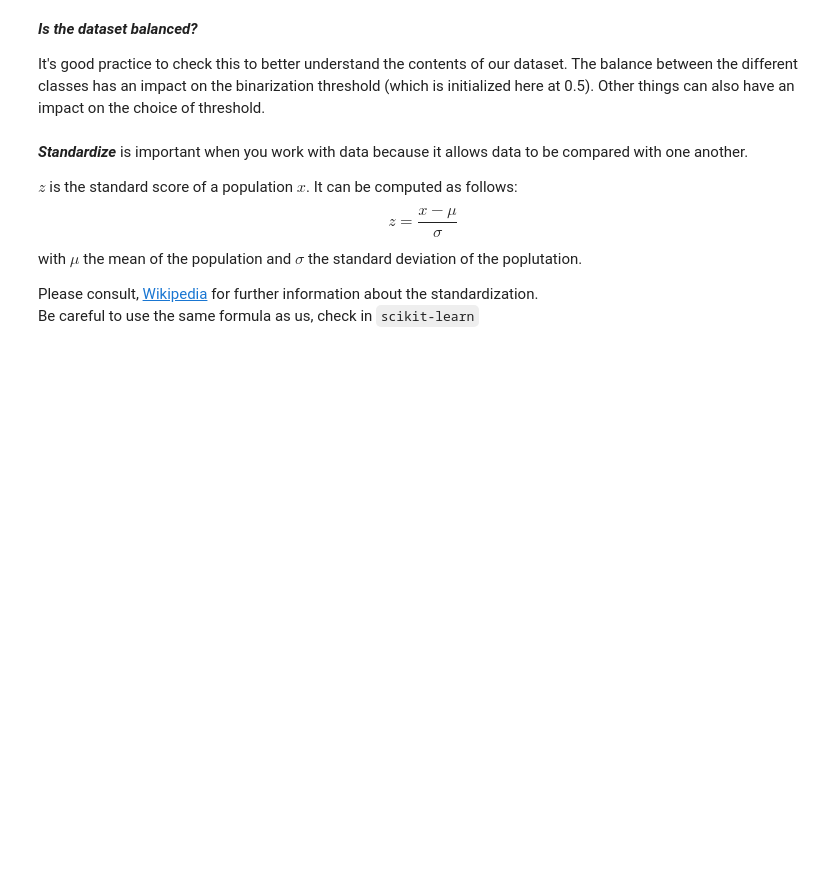
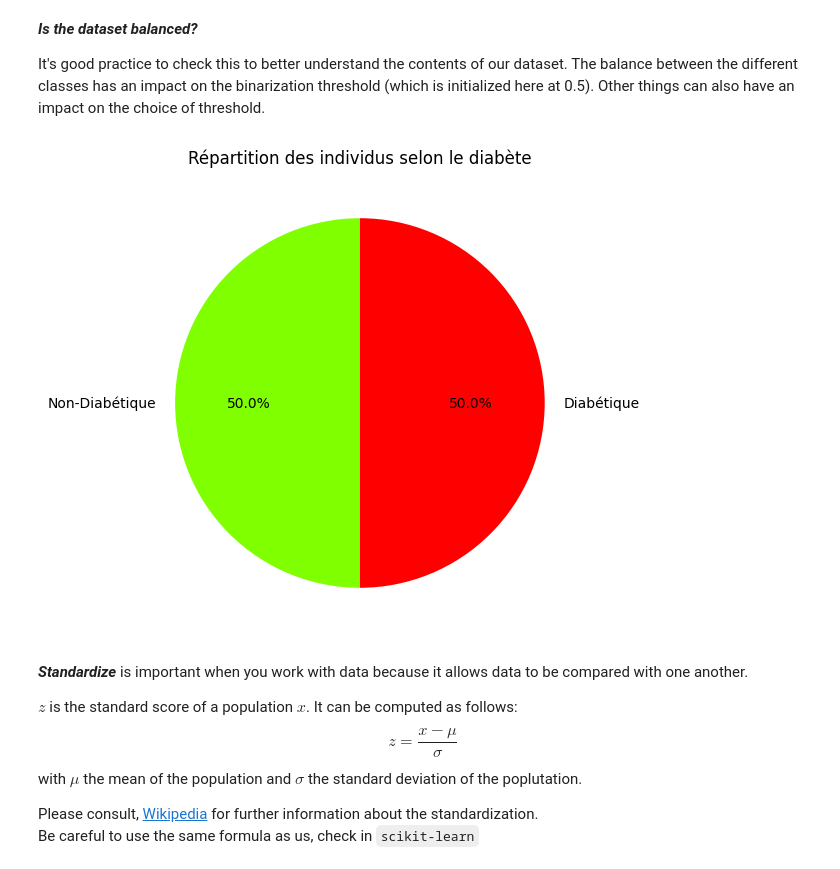
Before and after one commit to rbellens1/Hackaton, a Jupyter notebook: Hackaton_2/H2-classification.ipynb, the cells around one changed output. Cells and saved outputs as stored; diff of their text form; code cells hidden in the pictures; blank space fills up the shorter version.

```diff
--- a/Hackaton_2/H2-classification.ipynb
+++ b/Hackaton_2/H2-classification.ipynb
@@ -121,8 +120,7 @@ CELL N°1.2 : IMPORTING THE DATASET
 @pre:  /
 @post: The object `df` should contain a Pandas DataFrame corresponding to the file `diabetes_dataset.csv`
 """
-
-df = pd.DataFrame() # To modify
+df = pd.read_csv("diabetes_dataset.csv") # To modify
 
 df.info()
 df.describe()
@@ -138,12 +159,22 @@ It's good practice to check this to better understand the contents of our datase
 # %%
 """
 CELL N°1.3 : IS THE DATASET BALANCED?
 
 @pre:  `df` contains the dataset
 @post: Plot the diabetic/non-diabetic distribution in a pie chart
 """
 
-# Here!
+diabetes_counts = df['Diabetes'].value_counts()
+
+# Création du camenbert
+labels = ['Non-Diabétique', 'Diabétique']
+colors = ['chartreuse', 'red']
+plt.figure(figsize=(6, 6))
+plt.pie(diabetes_counts, labels=labels, autopct='%1.1f%%', startangle=90, colors=colors)
+plt.title('Répartition des individus selon le diabète')
+plt.show()
+# %% [output]
+[figure, added]
 # %% [markdown]
 ***Standardize*** is important when you work with data because it allows data to be compared with one another.
 
```
Also changed, not shown: parts of 9 cells of this notebook.
